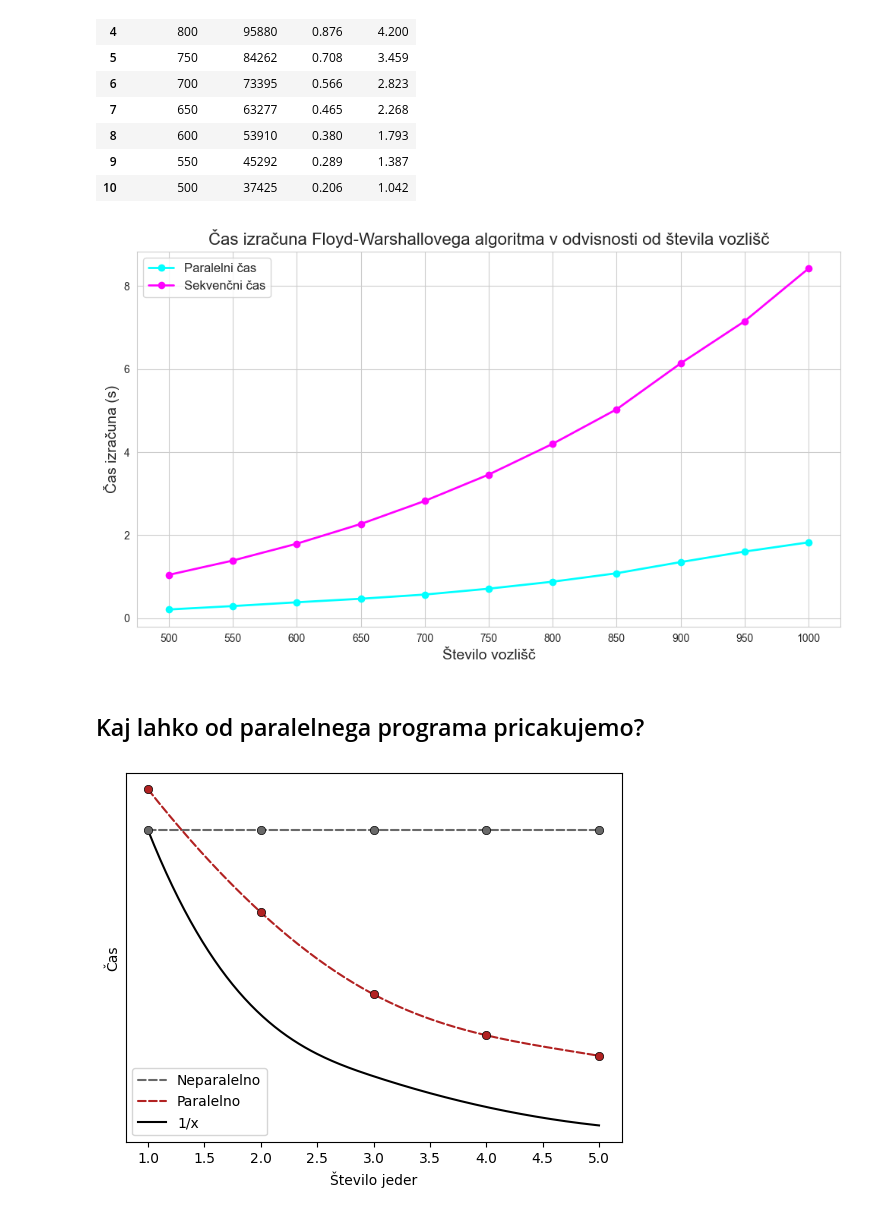
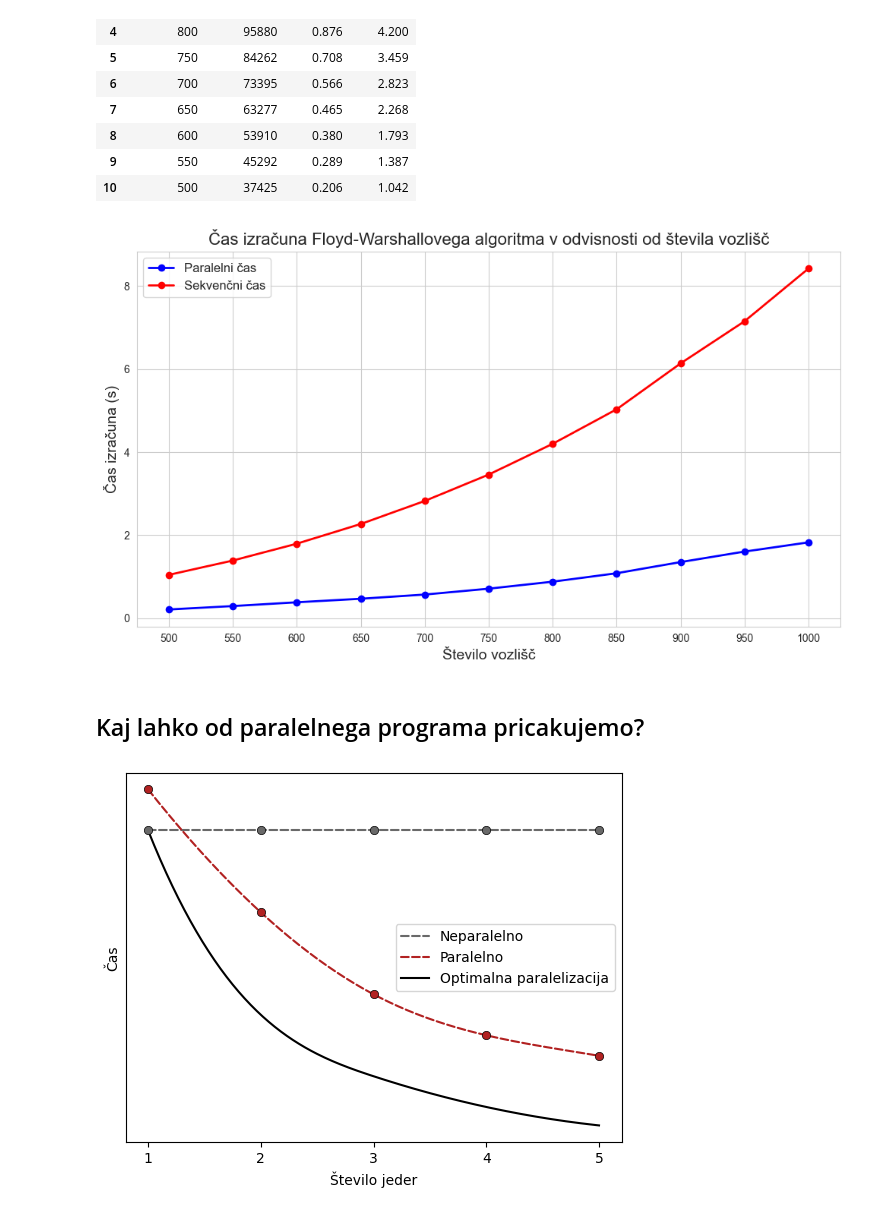
Before and after one commit to tjazerzen/Avtomatska-paralelizacija-v-OCamlu, a Jupyter notebook: playground/graph/computation_time_analysis/computation_time_analysis.ipynb, the cells around one changed output. Saved outputs shown, nothing was run; the diff lists cells and outputs as text; code cells hidden in the pictures.

```diff
--- a/playground/graph/computation_time_analysis/computation_time_analysis.ipynb
+++ b/playground/graph/computation_time_analysis/computation_time_analysis.ipynb
@@ -338,8 +407,8 @@ sns.set_style("whitegrid")
 plt.figure(figsize=(10, 6))
 
 # Change the line style and color for better visibility
-plt.plot(df_floyd_combinations['num_nodes'], df_floyd_combinations['par_time'], label='Paralelni čas', color='cyan', linewidth=2, marker='o')
-plt.plot(df_floyd_combinations['num_nodes'], df_floyd_combinations['seq_time'], label='Sekvenčni čas', color='magenta', linewidth=2, marker='o')
+plt.plot(df_floyd_combinations['num_nodes'], df_floyd_combinations['par_time'], label='Paralelni čas', color='blue', linewidth=2, marker='o')
+plt.plot(df_floyd_combinations['num_nodes'], df_floyd_combinations['seq_time'], label='Sekvenčni čas', color='r', linewidth=2, marker='o')
 
 plt.xlabel('Število vozlišč', fontsize=14)
 plt.ylabel('Čas izračuna (s)', fontsize=14)
@@ -357,7 +426,7 @@ plt.savefig('floyd_v_odvisnosti_od_velikosti_grafa.pdf')
 
 plt.show()
 # %% [output]
-[figure, old version]
+[figure, new version]
 # %% [markdown]
 ## Kaj lahko od paralelnega programa pricakujemo?
 # %%
@@ -369,32 +438,33 @@ num_cores = np.array([1, 2, 3, 4, 5])
 time_non_parallel = np.array([9, 9, 9, 9, 9])
 time_parallel = np.array([10, 7, 5, 4, 3.5])
 
 spl_non_parallel = make_interp_spline(num_cores, time_non_parallel, k=3)
 spl_parallel = make_interp_spline(num_cores, time_parallel, k=3)
 spl_ideal_speedup = make_interp_spline(num_cores, time_non_parallel[0] / num_cores, k=3)
 
 xnew = np.linspace(num_cores.min(), num_cores.max(), 300)
 
 smooth_non_parallel = spl_non_parallel(xnew)
 smooth_parallel = spl_parallel(xnew)
 smooth_ideal_speedup = spl_ideal_speedup(xnew)
 
 plt.plot(xnew, smooth_non_parallel, color='dimgray', linestyle='--', linewidth=1.5, dash_capstyle='round', label='Neparalelno')
 plt.scatter(num_cores, time_non_parallel, color='dimgray', edgecolors='black', linewidths=0.5, zorder=3)
 
 plt.plot(xnew, smooth_parallel, color='firebrick', linestyle='--', linewidth=1.5, dash_capstyle='round', label='Paralelno')
 plt.scatter(num_cores, time_parallel, color='firebrick', edgecolors='black', linewidths=0.5, zorder=3)
 
-plt.plot(xnew, smooth_ideal_speedup, color='black', linestyle='-', linewidth=1.5, label='1/x')
+plt.plot(xnew, smooth_ideal_speedup, color='black', linestyle='-', linewidth=1.5, label='Optimalna paralelizacija')
 
 plt.xlabel('Število jeder')
 plt.ylabel('Čas')
 plt.yticks([])
+plt.xticks(num_cores)
 
 plt.legend()
 
 plt.savefig('cilj-casovne-zahtevnosti-paralelizacije.pdf')
 
 plt.show()
 # %% [output]
-[figure, old version]
+[figure, new version]
```
Also changed, not shown: parts of 5 cells of this notebook, 4 other files.
